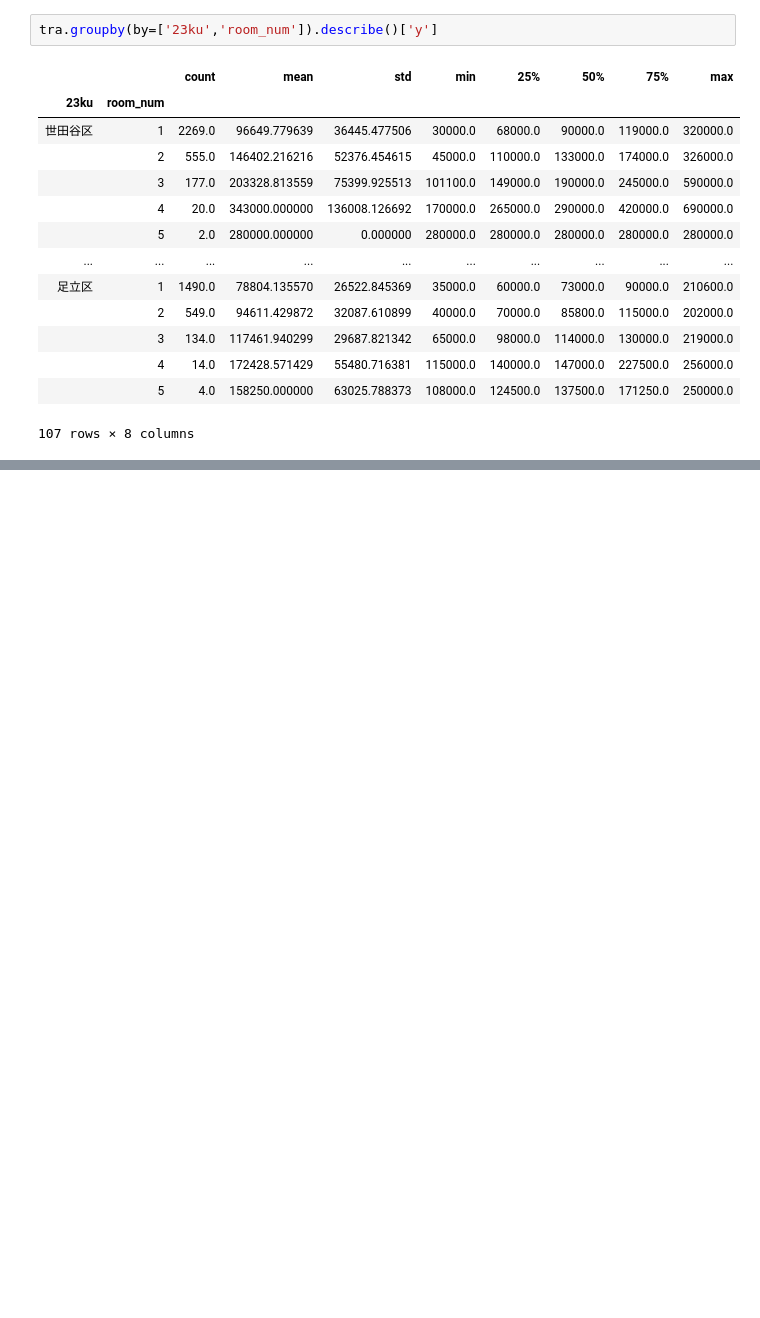
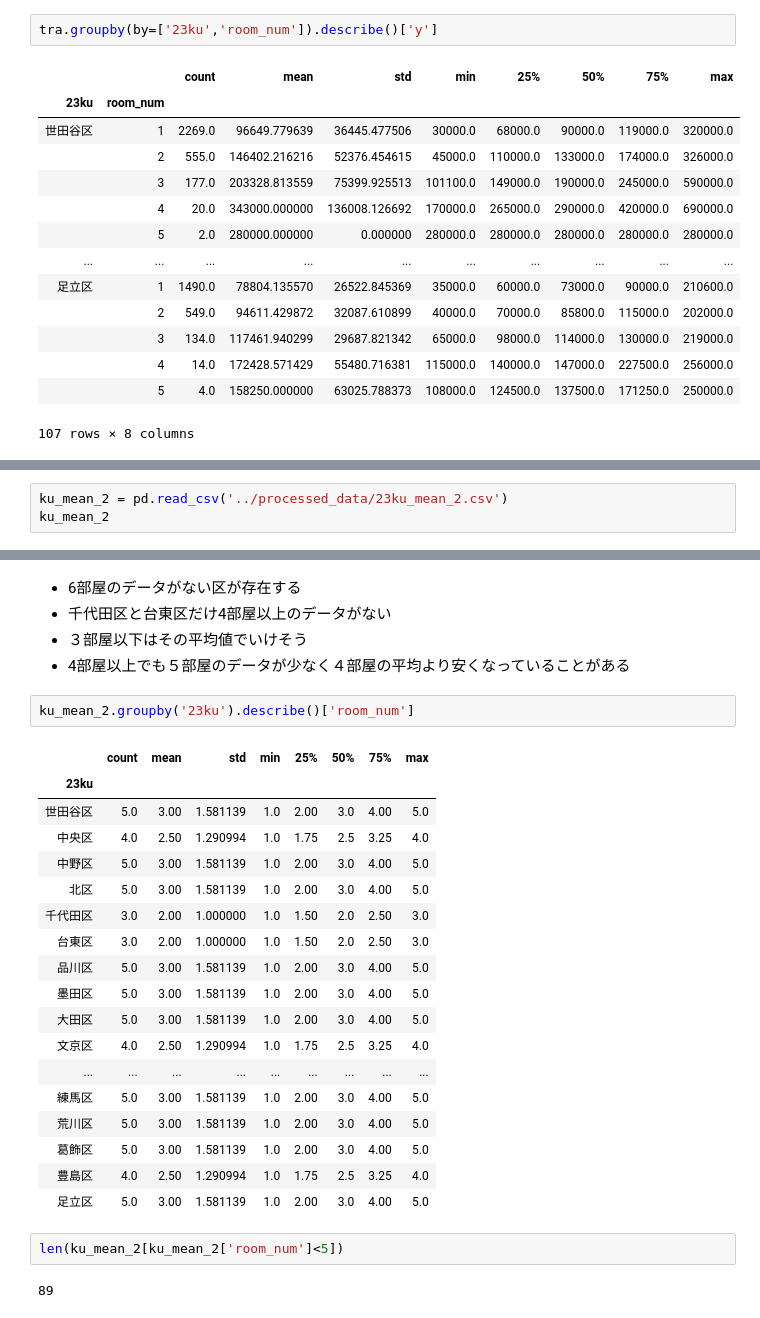
Before and after one commit to yaneura-no-gomi/mynavi_2019, a Jupyter notebook: notebook/Untitled.ipynb, the cells around one changed output, grey strips where cells are left out. Drawn from its saved outputs; the diff is of its cells as text; blank space fills up the shorter version.

```diff
--- a/notebook/Untitled.ipynb
+++ b/notebook/Untitled.ipynb
@@ -104,0 +127,3 @@ tra.groupby(by=['23ku','room_num']).describe()['y']
+# %%
+ku_mean_2 = pd.read_csv('../processed_data/23ku_mean_2.csv')
+ku_mean_2
@@ -104,0 +144,30 @@ tra.groupby(by=['23ku','room_num']).describe()['y']
+# %% [markdown]
+- 6部屋のデータがない区が存在する
+- 千代田区と台東区だけ4部屋以上のデータがない
+- ３部屋以下はその平均値でいけそう
+- 4部屋以上でも５部屋のデータが少なく４部屋の平均より安くなっていることがある
+# %%
+ku_mean_2.groupby('23ku').describe()['room_num']
+# %% [output]
+|  | count | mean | std | min | 25% | 50% | 75% | max |
+| 23ku |  |  |  |  |  |  |  |  |
+| 世田谷区 | 5.0 | 3.00 | 1.581139 | 1.0 | 2.00 | 3.0 | 4.00 | 5.0 |
+| 中央区 | 4.0 | 2.50 | 1.290994 | 1.0 | 1.75 | 2.5 | 3.25 | 4.0 |
+| 中野区 | 5.0 | 3.00 | 1.581139 | 1.0 | 2.00 | 3.0 | 4.00 | 5.0 |
+| 北区 | 5.0 | 3.00 | 1.581139 | 1.0 | 2.00 | 3.0 | 4.00 | 5.0 |
+| 千代田区 | 3.0 | 2.00 | 1.000000 | 1.0 | 1.50 | 2.0 | 2.50 | 3.0 |
+| 台東区 | 3.0 | 2.00 | 1.000000 | 1.0 | 1.50 | 2.0 | 2.50 | 3.0 |
+| 品川区 | 5.0 | 3.00 | 1.581139 | 1.0 | 2.00 | 3.0 | 4.00 | 5.0 |
+| 墨田区 | 5.0 | 3.00 | 1.581139 | 1.0 | 2.00 | 3.0 | 4.00 | 5.0 |
+| 大田区 | 5.0 | 3.00 | 1.581139 | 1.0 | 2.00 | 3.0 | 4.00 | 5.0 |
+| 文京区 | 4.0 | 2.50 | 1.290994 | 1.0 | 1.75 | 2.5 | 3.25 | 4.0 |
+| ... | ... | ... | ... | ... | ... | ... | ... | ... |
+| 練馬区 | 5.0 | 3.00 | 1.581139 | 1.0 | 2.00 | 3.0 | 4.00 | 5.0 |
+| 荒川区 | 5.0 | 3.00 | 1.581139 | 1.0 | 2.00 | 3.0 | 4.00 | 5.0 |
+| 葛飾区 | 5.0 | 3.00 | 1.581139 | 1.0 | 2.00 | 3.0 | 4.00 | 5.0 |
+| 豊島区 | 4.0 | 2.50 | 1.290994 | 1.0 | 1.75 | 2.5 | 3.25 | 4.0 |
+| 足立区 | 5.0 | 3.00 | 1.581139 | 1.0 | 2.00 | 3.0 | 4.00 | 5.0 |
+# %%
+len(ku_mean_2[ku_mean_2['room_num']<5])
+# %% [output]
+89
```
Also changed, not shown: parts of 10 cells of this notebook, 8 other files.
